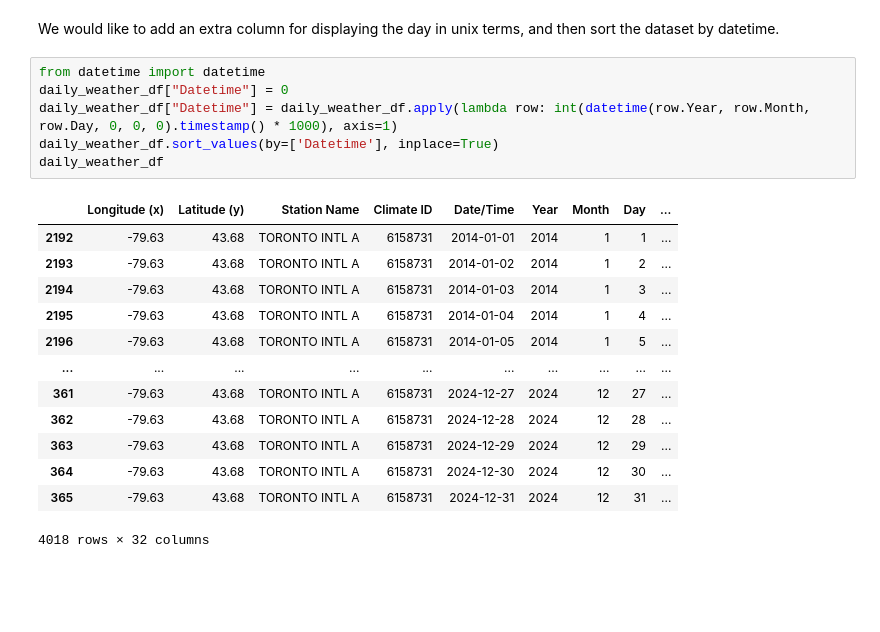
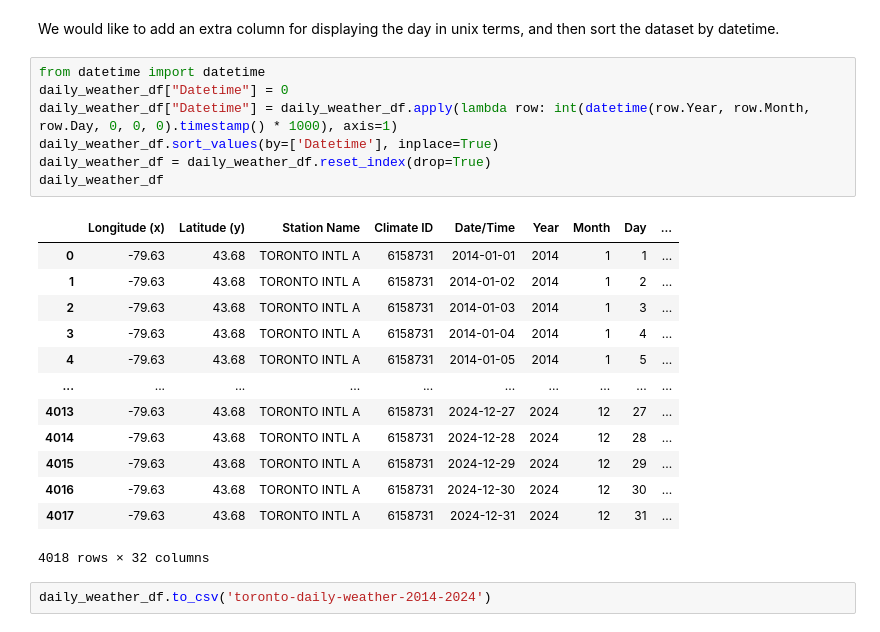
Before and after one commit to ansonkwokys/toronto-vehicle-collision-analysis, a Jupyter notebook: etl/daily-weather-dataset-etl.ipynb, the cells around one changed output. Cells and saved outputs as stored; diff of their text form; blank space fills up the shorter version.

```diff
--- a/etl/daily-weather-dataset-etl.ipynb
+++ b/etl/daily-weather-dataset-etl.ipynb
@@ -102,20 +102,23 @@ We would like to add an extra column for displaying the day in unix terms, and t
 # %%
 from datetime import datetime
 daily_weather_df["Datetime"] = 0
 daily_weather_df["Datetime"] = daily_weather_df.apply(lambda row: int(datetime(row.Year, row.Month, row.Day, 0, 0, 0).timestamp() * 1000), axis=1)
 daily_weather_df.sort_values(by=['Datetime'], inplace=True)
+daily_weather_df = daily_weather_df.reset_index(drop=True)
 daily_weather_df
 # %% [output]
 |  | Longitude (x) | Latitude (y) | Station Name | Climate ID | Date/Time | Year | Month | Day | ... |
-| 2192 | -79.63 | 43.68 | TORONTO INTL A | 6158731 | 2014-01-01 | 2014 | 1 | 1 | ... |
-| 2193 | -79.63 | 43.68 | TORONTO INTL A | 6158731 | 2014-01-02 | 2014 | 1 | 2 | ... |
-| 2194 | -79.63 | 43.68 | TORONTO INTL A | 6158731 | 2014-01-03 | 2014 | 1 | 3 | ... |
-| 2195 | -79.63 | 43.68 | TORONTO INTL A | 6158731 | 2014-01-04 | 2014 | 1 | 4 | ... |
-| 2196 | -79.63 | 43.68 | TORONTO INTL A | 6158731 | 2014-01-05 | 2014 | 1 | 5 | ... |
+| 0 | -79.63 | 43.68 | TORONTO INTL A | 6158731 | 2014-01-01 | 2014 | 1 | 1 | ... |
+| 1 | -79.63 | 43.68 | TORONTO INTL A | 6158731 | 2014-01-02 | 2014 | 1 | 2 | ... |
+| 2 | -79.63 | 43.68 | TORONTO INTL A | 6158731 | 2014-01-03 | 2014 | 1 | 3 | ... |
+| 3 | -79.63 | 43.68 | TORONTO INTL A | 6158731 | 2014-01-04 | 2014 | 1 | 4 | ... |
+| 4 | -79.63 | 43.68 | TORONTO INTL A | 6158731 | 2014-01-05 | 2014 | 1 | 5 | ... |
 | ... | ... | ... | ... | ... | ... | ... | ... | ... | ... |
-| 361 | -79.63 | 43.68 | TORONTO INTL A | 6158731 | 2024-12-27 | 2024 | 12 | 27 | ... |
-| 362 | -79.63 | 43.68 | TORONTO INTL A | 6158731 | 2024-12-28 | 2024 | 12 | 28 | ... |
-| 363 | -79.63 | 43.68 | TORONTO INTL A | 6158731 | 2024-12-29 | 2024 | 12 | 29 | ... |
-| 364 | -79.63 | 43.68 | TORONTO INTL A | 6158731 | 2024-12-30 | 2024 | 12 | 30 | ... |
-| 365 | -79.63 | 43.68 | TORONTO INTL A | 6158731 | 2024-12-31 | 2024 | 12 | 31 | ... |
+| 4013 | -79.63 | 43.68 | TORONTO INTL A | 6158731 | 2024-12-27 | 2024 | 12 | 27 | ... |
+| 4014 | -79.63 | 43.68 | TORONTO INTL A | 6158731 | 2024-12-28 | 2024 | 12 | 28 | ... |
+| 4015 | -79.63 | 43.68 | TORONTO INTL A | 6158731 | 2024-12-29 | 2024 | 12 | 29 | ... |
+| 4016 | -79.63 | 43.68 | TORONTO INTL A | 6158731 | 2024-12-30 | 2024 | 12 | 30 | ... |
+| 4017 | -79.63 | 43.68 | TORONTO INTL A | 6158731 | 2024-12-31 | 2024 | 12 | 31 | ... |
 4018 rows × 32 columns
+# %%
+daily_weather_df.to_csv('toronto-daily-weather-2014-2024')
```
Also changed, not shown: parts of 2 cells of this notebook.
